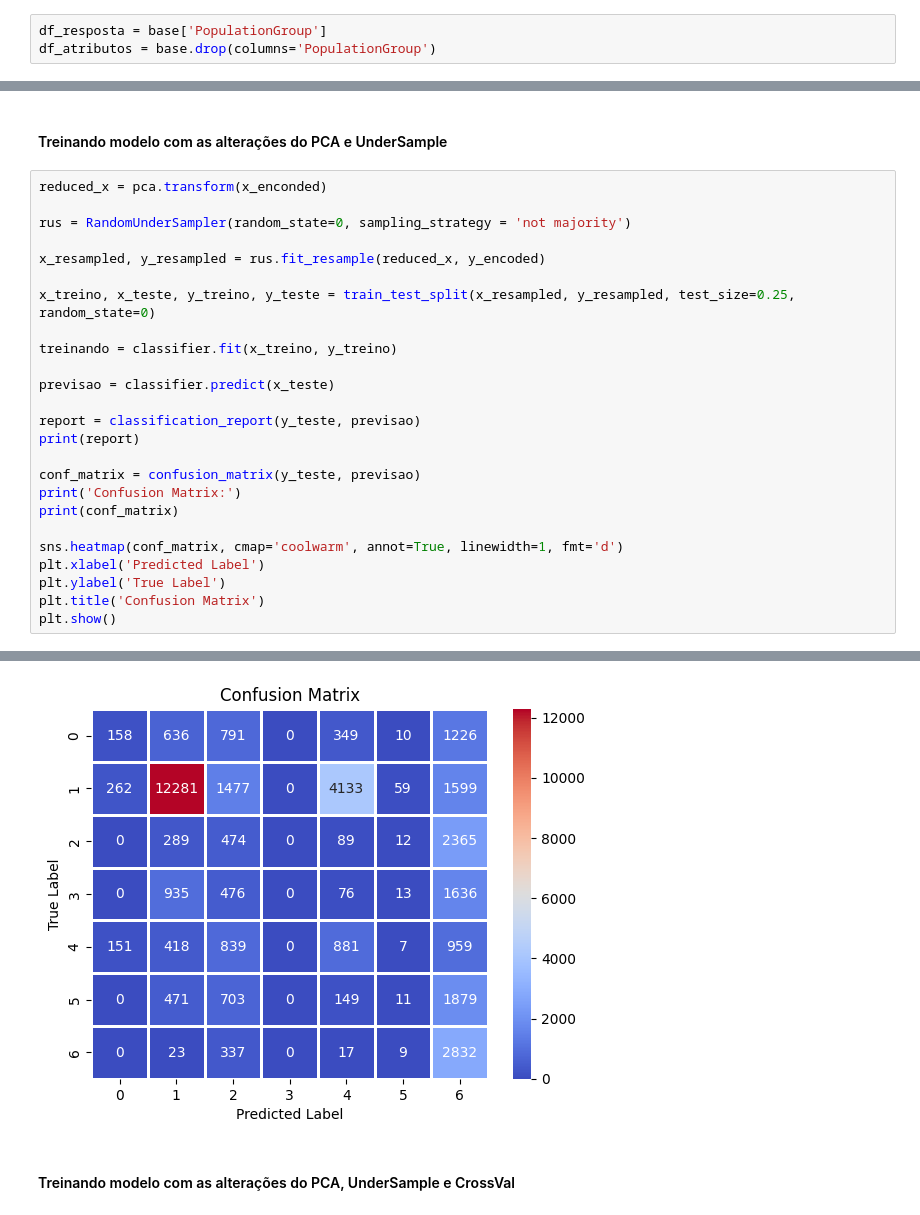
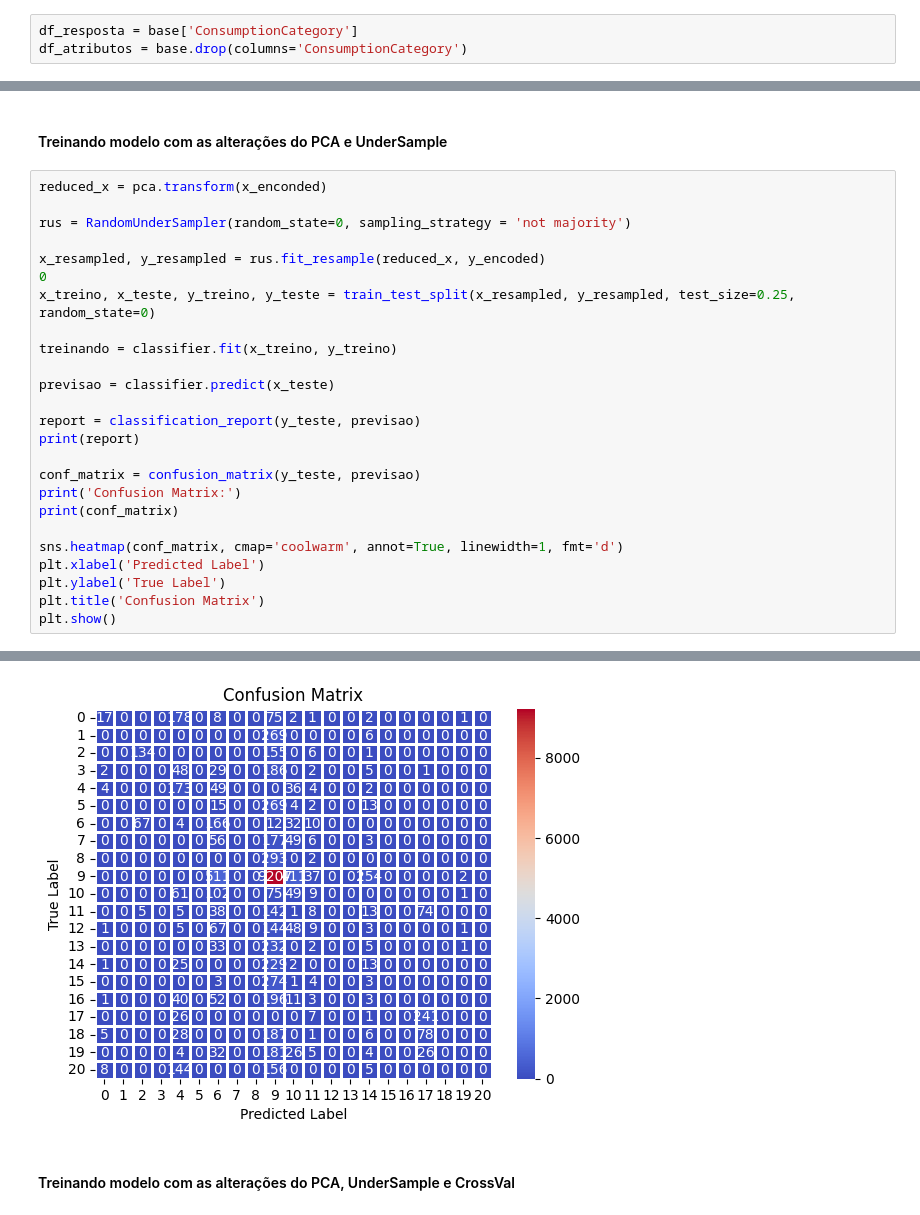
Before and after one commit to OttistTech/analytics, a Jupyter notebook: regulated-foods/teste_de_modelos.ipynb, the cells around one changed output, grey strips where cells are left out. Cells and saved outputs as stored; diff of their text form.

```diff
--- a/regulated-foods/teste_de_modelos.ipynb
+++ b/regulated-foods/teste_de_modelos.ipynb
@@ -63,8 +63,8 @@ display(base)
 # %% [markdown]
 #### Separando atributos e respostas
 # %%
-df_resposta = base['PopulationGroup']
-df_atributos = base.drop(columns='PopulationGroup')
+df_resposta = base['ConsumptionCategory']
+df_atributos = base.drop(columns='ConsumptionCategory')
 # %% [markdown]
 #### Transformando dados
 # %%
@@ -314,7 +317,7 @@ reduced_x = pca.transform(x_enconded)
 rus = RandomUnderSampler(random_state=0, sampling_strategy = 'not majority')
 
 x_resampled, y_resampled = rus.fit_resample(reduced_x, y_encoded)
-
+0
 x_treino, x_teste, y_treino, y_teste = train_test_split(x_resampled, y_resampled, test_size=0.25, random_state=0)
 
 treinando = classifier.fit(x_treino, y_treino)
@@ -354,4 +357,4 @@ plt.show()
-[figure, old version]
+[figure, new version]
 # %% [markdown]
 #### Treinando modelo com as alterações do PCA, UnderSample e CrossVal
 # %%
```
Also changed, not shown: parts of 30 cells of this notebook, 2 other files.
